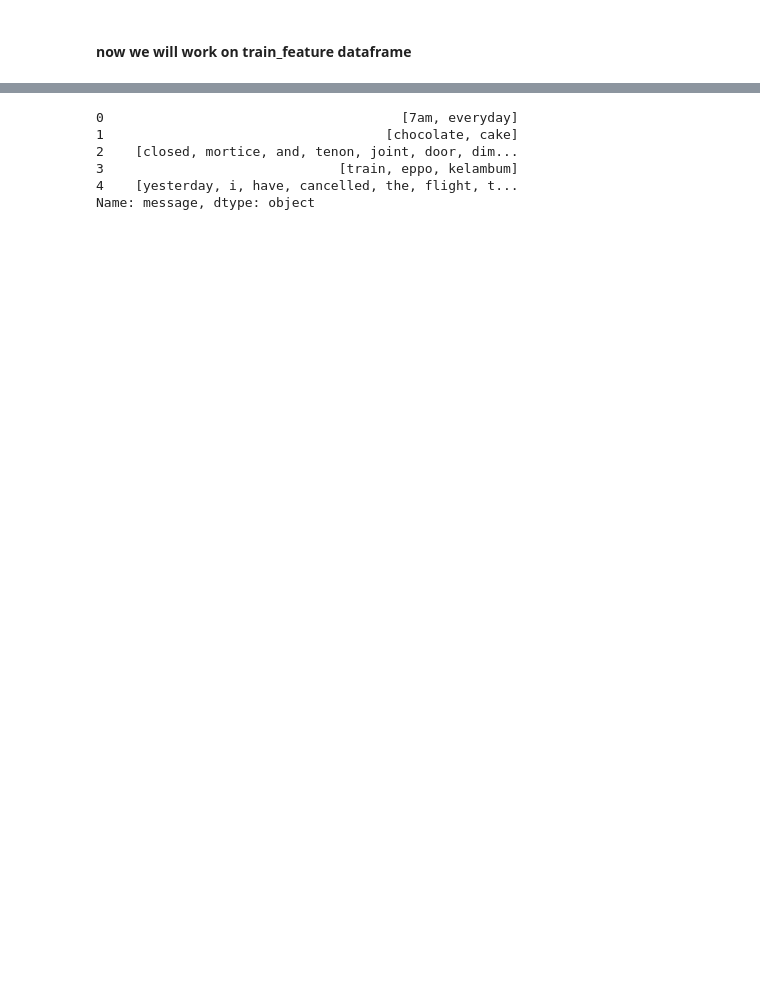
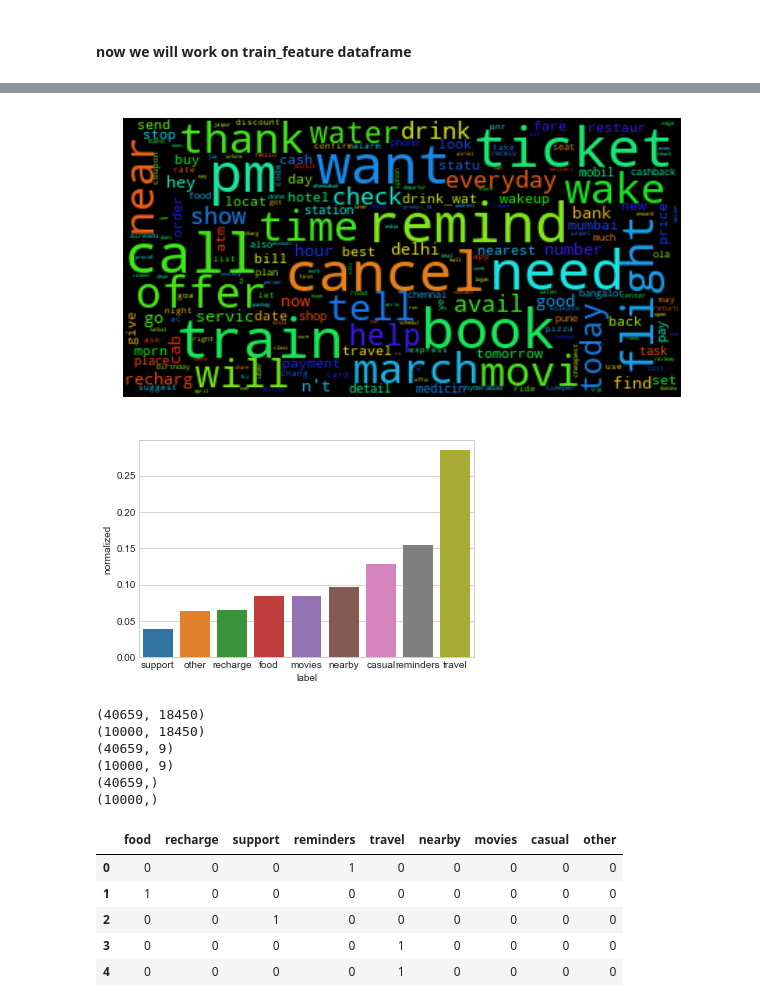
Before and after one commit to nitikagoel01/haptik_project, a Jupyter notebook: haptik_baselineModel.ipynb, the cells around one changed output, grey strips where cells are left out. Drawn from its saved outputs; the diff is of its cells as text; code cells hidden in the pictures; blank space fills up the shorter version.

```diff
--- a/haptik_baselineModel.ipynb
+++ b/haptik_baselineModel.ipynb
@@ -111,0 +109,11 @@ array([3, 8, 4, ..., 0, 4, 0])
+# %%
+@timeit
+def normalized():
+    freq = ravel(target.sum(axis = 0))
+    freq = dict(zip(target.columns, freq))
+    freq = OrderedDict(sorted(freq.items(), key = operator.itemgetter(1)))
+    yhist = DataFrame({'label':freq.keys(), 'count':freq.values()})
+    yhist['normalized'] = yhist['count']/yhist['count'].sum()
+    return yhist
+
+yhist = normalized()
@@ -140,3 +123,0 @@ def tokenizer(X):
-# %%
-tokenize, X_train = tokenizer(X_train)
-tokenize
@@ -146,9 +202,48 @@ tokenize
+# %%
+# wordCloud for visualization
+
+def wordCloud(X_train):
+    text = []
+    for i in range(len(X_train)):
+        text = text + [i for i in X_train[i]]
+    textall = " ".join(text)
+    wordcloud = WordCloud(max_font_size=40).generate(textall)
+    plt.figure(figsize=(10, 6))
+    plt.imshow(wordcloud, interpolation="bilinear")
+    plt.axis("off")
+    return plt.show()
+
+wordCloud(X_train)
+
+def yhist_plot(yhist):
+    sns.set_style("whitegrid")
+    ax = sns.barplot(x="label", y="normalized", data=yhist)
+    return plt.show()
+
+yhist_plot(yhist)
+# %% [output]
+[figure, added]
+[figure, added]
+# %%
+print(train_dtm.shape)
+print(test_dtm.shape)
+print(y_train.shape)
+print(y_test.shape)
+print(X_train.shape)
+print(X_test.shape)
+# %% [output]
+(40659, 18450)
+(10000, 18450)
+(40659, 9)
+(10000, 9)
+(40659,)
+(10000,)
 # %%
-X_train.head()
+target.head()
 # %% [output]
-0                                      [7am, everyday]
-1                                    [chocolate, cake]
-2    [closed, mortice, and, tenon, joint, door, dim...
-3                              [train, eppo, kelambum]
-4    [yesterday, i, have, cancelled, the, flight, t...
-Name: message, dtype: object
+|  | food | recharge | support | reminders | travel | nearby | movies | casual | other |
+| 0 | 0 | 0 | 0 | 1 | 0 | 0 | 0 | 0 | 0 |
+| 1 | 1 | 0 | 0 | 0 | 0 | 0 | 0 | 0 | 0 |
+| 2 | 0 | 0 | 1 | 0 | 0 | 0 | 0 | 0 | 0 |
+| 3 | 0 | 0 | 0 | 0 | 1 | 0 | 0 | 0 | 0 |
+| 4 | 0 | 0 | 0 | 0 | 1 | 0 | 0 | 0 | 0 |
```
Also changed, not shown: parts of 34 cells of this notebook.
